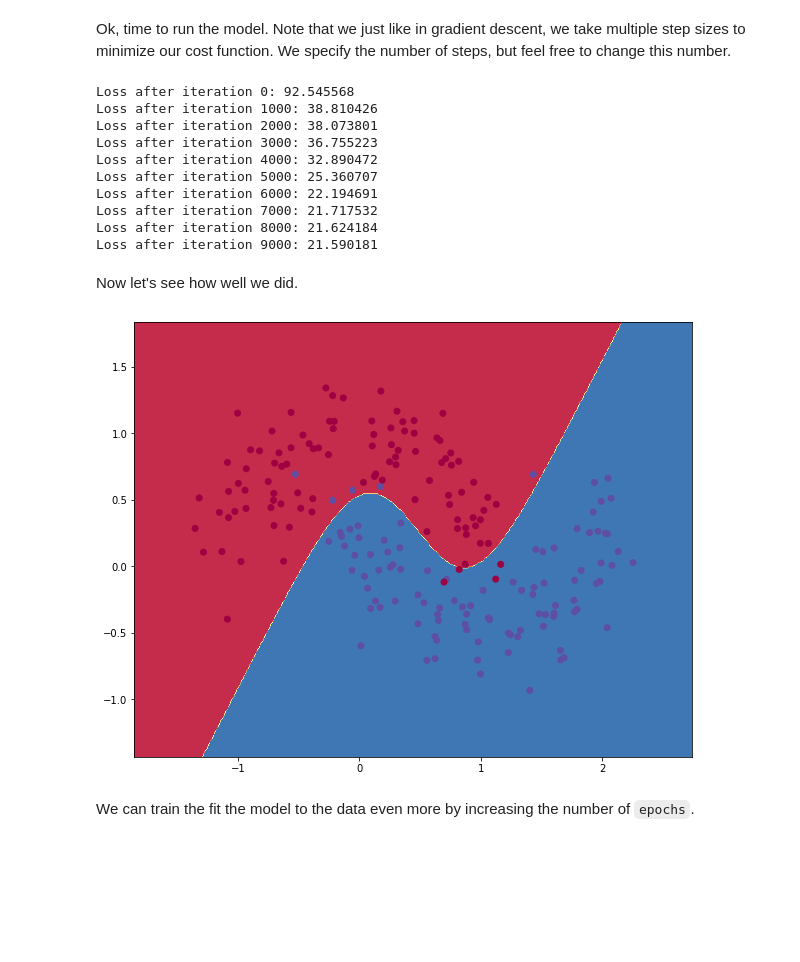
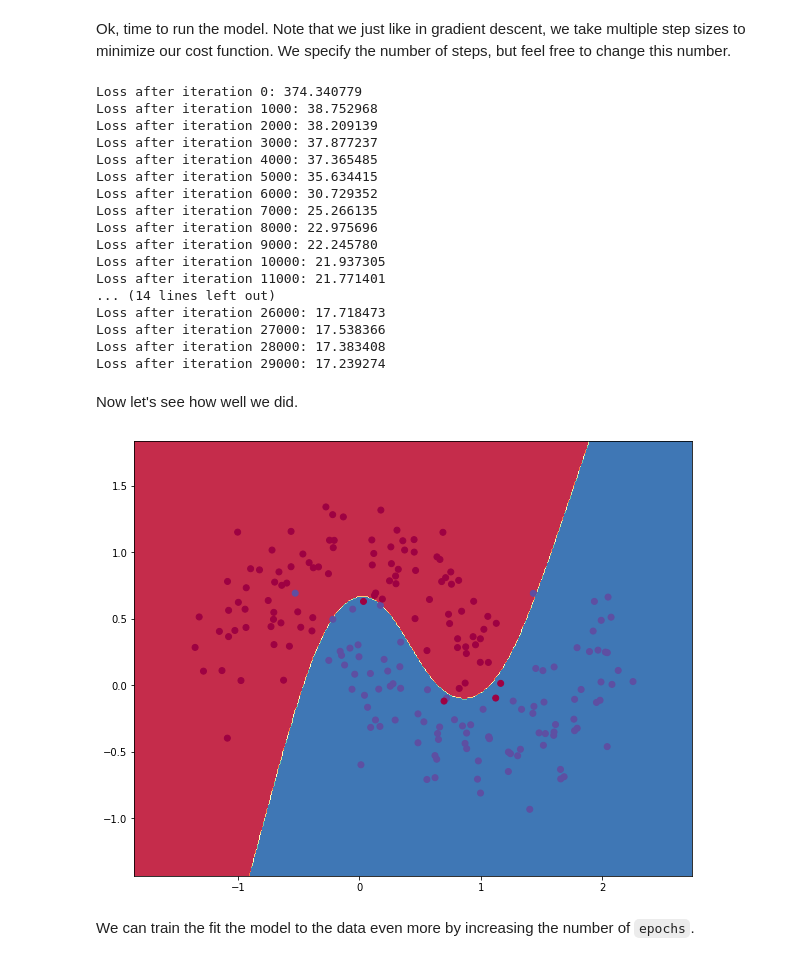
Before and after one commit to jigsawlabs-student/neural-nets-from-scratch, a Jupyter notebook: 4-backpropagation/2-train-network.ipynb, the cells around one changed output. Saved outputs shown, nothing was run; the diff lists cells and outputs as text; code cells hidden in the pictures; blank space fills up the shorter version.

```diff
--- a/4-backpropagation/2-train-network.ipynb
+++ b/4-backpropagation/2-train-network.ipynb
@@ -138,24 +153,23 @@ The updating occurs in the `step` function.  The step function takes in the para
 # %%
 eta = .001
 def step(W1, b1, W2, b2, dW2, db2, dW1, db1, eta):
-    W1 += -eta * dW1
-    b1 += -eta * db1
-    W2 += -eta * dW2
-    b2 += -eta * db2
+    W1 = W1 -eta * dW1
+    b1 = b1 -eta * db1
+    W2 = W2 -eta * dW2
+    b2 = b2 -eta * db2
     model = { 'W1': W1, 'b1': b1, 'W2': W2, 'b2': b2}
     return model
 # %% [markdown]
 ### Train Model
 # %%
-def train_model(nn_hdim, n_steps=20000, print_loss=False):
-    model = init_model(2, 3, 2)
+def train_model(model, X, Y, n_steps=20000, print_loss=False):
     for i in range(0, n_steps):
         W1, b1, W2, b2 = tuple(model.values())
-        (z1, a1, y_hats) = forward(X, W1, b1, W2, b2)
+        (z1, a1, y_hats) = forward(X, model)
         dW1, db1, dW2, db2 = backwards(z1, a1, W2, Y, y_hats, X)
         model = step(W1, b1, W2, b2, dW2, db2, dW1, db1, eta)
         if print_loss and i % 1000 == 0:
-          print("Loss after iteration %i: %f" %(i, calculate_loss(y, y_hats)))
+          print("Loss after iteration %i: %f" %(i, calculate_loss(Y, y_hats)))
     return model
 # %% [markdown]
 Let's take a moment to follow the procedure here.  We begin by initializing the model, and then take a number of steps, just like we did with gradient descent in one dimension.  In each step, we start with the parameters of the model.  We make predictions with the model with the `forward` function.  Then with the `backwards` function we calculate the gradient that minimizes the cost curve.  Then we take update our parameters by an amount proportional to the gradient in the step function.  After a certain number of steps we return the model, which contains our parameters.
@@ -163,51 +177,58 @@ Let's take a moment to follow the procedure here.  We begin by initializing the
 ### Executing the model
 # %% [markdown]
 Ok, time to run the model.  Note that we just like in gradient descent, we take multiple step sizes to minimize our cost function.  We specify the number of steps, but feel free to change this number.
+# %%
+initial_model = init_model(2, 3, 2)
 # %%
-model = train_model(3, n_steps=10000, print_loss=True)
+model = train_model(initial_model, X, Y, n_steps=30000, print_loss=True)
 # %% [output]
-Loss after iteration 0: 92.545568
-Loss after iteration 1000: 38.810426
-Loss after iteration 2000: 38.073801
-Loss after iteration 3000: 36.755223
-Loss after iteration 4000: 32.890472
-Loss after iteration 5000: 25.360707
-Loss after iteration 6000: 22.194691
-Loss after iteration 7000: 21.717532
-Loss after iteration 8000: 21.624184
-Loss after iteration 9000: 21.590181
+Loss after iteration 0: 374.340779
+Loss after iteration 1000: 38.752968
+Loss after iteration 2000: 38.209139
+Loss after iteration 3000: 37.877237
+Loss after iteration 4000: 37.365485
+Loss after iteration 5000: 35.634415
+Loss after iteration 6000: 30.729352
+Loss after iteration 7000: 25.266135
+Loss after iteration 8000: 22.975696
+Loss after iteration 9000: 22.245780
+Loss after iteration 10000: 21.937305
+Loss after iteration 11000: 21.771401
+... (14 lines left out)
+Loss after iteration 26000: 17.718473
+Loss after iteration 27000: 17.538366
+Loss after iteration 28000: 17.383408
+Loss after iteration 29000: 17.239274
 # %% [markdown]
 Now let's see how well we did.
 # %%
 import matplotlib.pyplot as plt
 import matplotlib
 import numpy as np
 # Display plots inline and change default figure size
 %matplotlib inline
 matplotlib.rcParams['figure.figsize'] = (10.0, 8.0)
 
 def plot_decision_boundary(pred_func, X):
     x_min, x_max = X[:, 0].min() - .5, X[:, 0].max() + .5
     y_min, y_max = X[:, 1].min() - .5, X[:, 1].max() + .5
     h = 0.01
     xx, yy = np.meshgrid(np.arange(x_min, x_max, h), np.arange(y_min, y_max, h))
     Z = pred_func(np.c_[xx.ravel(), yy.ravel()])
     Z = Z.reshape(xx.shape)
     plt.contourf(xx, yy, Z, cmap=plt.cm.Spectral)
     plt.scatter(X[:, 0], X[:, 1], c=y, cmap=plt.cm.Spectral)
 
 def predict(model, x):
-    W1, b1, W2, b2 = model['W1'], model['b1'], model['W2'], model['b2']
-    z1 = x.dot(W1) + b1
-    a1 = sigmoid(z1)
-    z2 = a1.dot(W2) + b2
-    return np.argmax(z2, axis=1)
+    W1, b1, W2, b2 = tuple(model.values())
+    (z1, a1, y_hats) = forward(x, model)
+    return np.argmax(y_hats, axis=1)
 
 # Plot the decision boundary
 plot_decision_boundary(lambda x: predict(model, x), X)
 # plt.title("Decision Boundary for hidden layer size 3")
 # %% [output]
-[figure, old version]
+[figure, new version]
 # %% [markdown]
 We can train the fit the model to the data even more by increasing the number of `epochs`.
 # %% [markdown]
```
Also changed, not shown: parts of 20 cells of this notebook, 1 other file.
